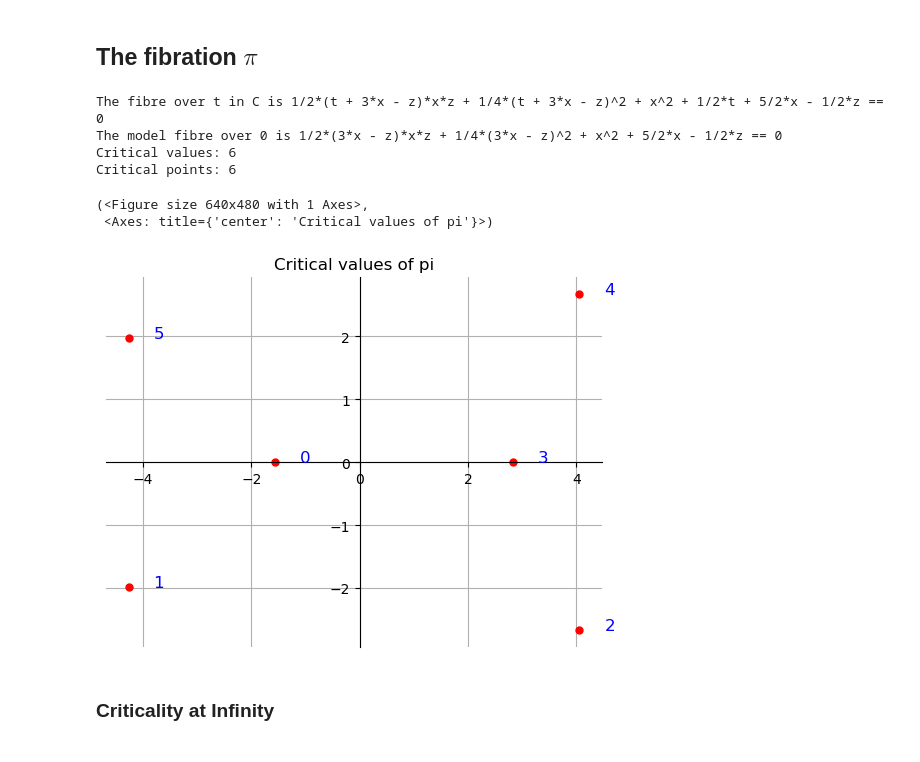
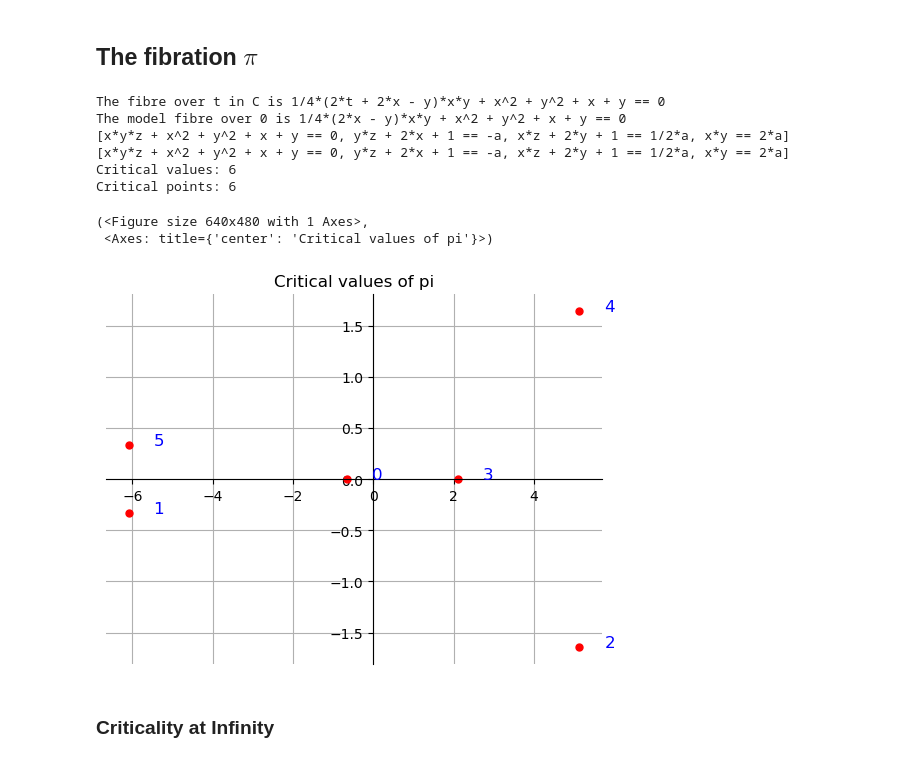
Before and after one commit to ViveLeFrance/Painlev-, a Jupyter notebook: p3d7.ipynb, the cells around one changed output. Drawn from its saved outputs; the diff is of its cells as text; code cells hidden in the pictures.

```diff
--- a/p3d7.ipynb
+++ b/p3d7.ipynb
@@ -10,7 +10,7 @@ Pi = sage.symbolic.constants.pi
 x,y,z,w = var('x, y, z, w', domain=CC)
 
 alpha = var('alpha', domain=CC)
-X = x*y*z + x^2 + y^2 + alpha*x + y # alpha in C^*
+X = x*y*z + x**2 + y**2 + alpha*x + y # alpha in C^*
 X = X.subs(alpha==1)
 
 # X==0 is smooth unless alpha=1/2 or alpha=-1
@@ -21,38 +21,40 @@ X = X.subs(alpha==1)
 # %%
 alpha, beta, gamma = var('alpha, beta, gamma', domain=CC)
 pi = alpha*x + beta*y + gamma*z
 
 
 pi = pi.subs({
-    alpha: -3,
-    beta: 2,
-    gamma: 1
+    alpha: -1,
+    beta: 1/2,
+    gamma: 2
 })
 
 pi = LefschetzFibration([x,y,z], X, pi)
 origin_fibre = 0
-solvefor=y
+solvefor=z
 
 t = var('t', domain=CC)
 
 t_fibre = pi.get_fibre(t, solvefor)
 print(f'The fibre over t in C is {t_fibre.simplify()==0}')
 print(f'The model fibre over {origin_fibre} is {t_fibre.simplify().subs({t:origin_fibre})==0}')
 
 crit_values_pi = sort_by_angle(pi.get_critical_values(), origin_fibre)
 crit_points_pi = pi.get_critical_points()
 
 print(f'Critical values: {len(crit_values_pi)} \nCritical points: {len(crit_points_pi)}')
 
 plot_points_ordered(crit_values_pi, 'Critical values of pi', origin_fibre=origin_fibre)
 # %% [output]
-The fibre over t in C is 1/2*(t + 3*x - z)*x*z + 1/4*(t + 3*x - z)^2 + x^2 + 1/2*t + 5/2*x - 1/2*z == 0
-The model fibre over 0 is 1/2*(3*x - z)*x*z + 1/4*(3*x - z)^2 + x^2 + 5/2*x - 1/2*z == 0
+The fibre over t in C is 1/4*(2*t + 2*x - y)*x*y + x^2 + y^2 + x + y == 0
+The model fibre over 0 is 1/4*(2*x - y)*x*y + x^2 + y^2 + x + y == 0
+[x*y*z + x^2 + y^2 + x + y == 0, y*z + 2*x + 1 == -a, x*z + 2*y + 1 == 1/2*a, x*y == 2*a]
+[x*y*z + x^2 + y^2 + x + y == 0, y*z + 2*x + 1 == -a, x*z + 2*y + 1 == 1/2*a, x*y == 2*a]
 Critical values: 6
 Critical points: 6
 (<Figure size 640x480 with 1 Axes>,
  <Axes: title={'center': 'Critical values of pi'}>)
-[figure, old version]
+[figure, new version]
 # %% [markdown]
 ### Criticality at Infinity
 # %%
```
Also changed, not shown: parts of 5 cells of this notebook, 9 other files.
